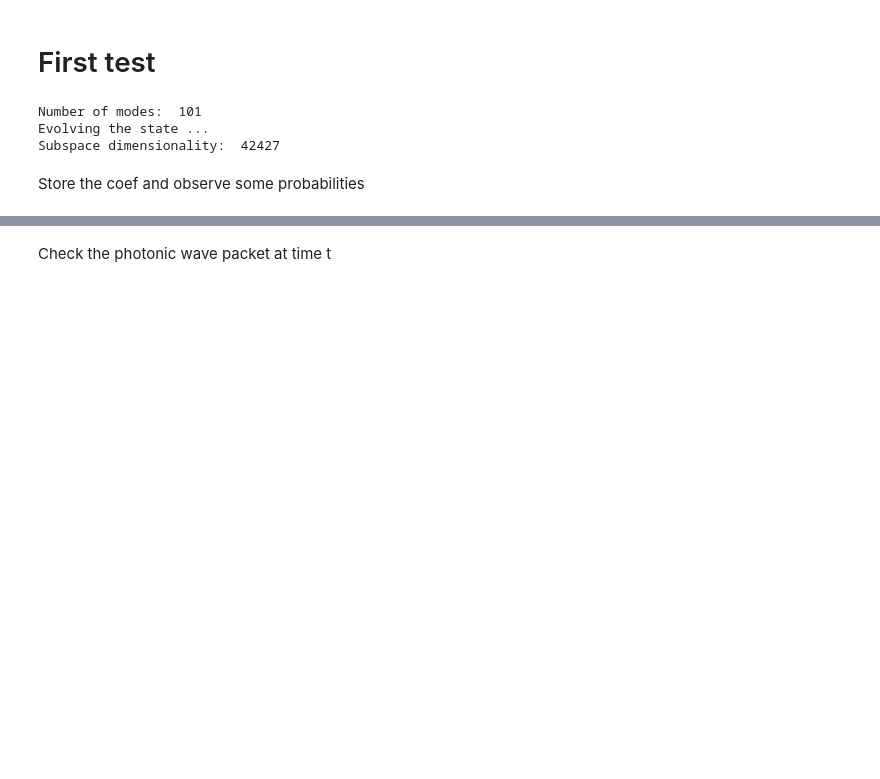
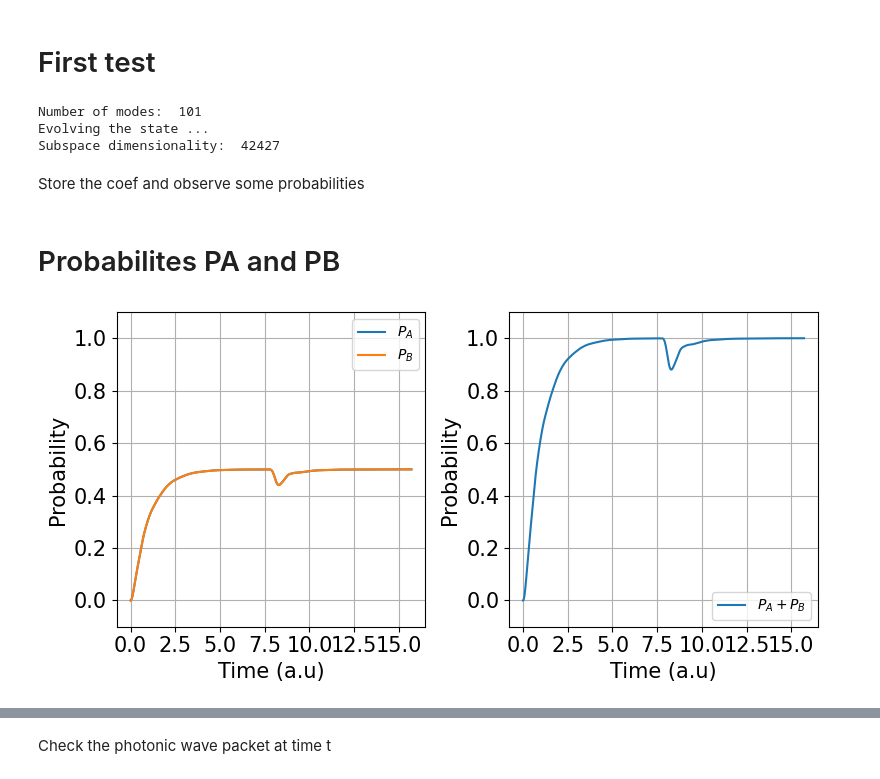
Before and after one commit to rpiron/multimode_photonic_entanglement, a Jupyter notebook: BK_simulator.ipynb, the cells around one changed output, grey strips where cells are left out. Drawn from its saved outputs; the diff is of its cells as text; code cells hidden in the pictures; blank space fills up the shorter version.

```diff
--- a/BK_simulator.ipynb
+++ b/BK_simulator.ipynb
@@ -282,3 +282,38 @@ for i in tqdm(range(nb_pts_time)):
     d_21e_list[i] = psi_11[-3]
     d_12e_list[i] = psi_11[-2]
     d_22g_list[i] = psi_11[-1]
+# %% [markdown]
+<h1> Probabilites PA and PB </h1>
+# %%
+P_A_list = np.sum(np.abs(q_01g_list[:,:n_modes])**2, axis=1) + np.sum(np.abs(q_10g_list[:,:n_modes])**2, axis=1)
+P_B_list = np.sum(np.abs(q_01g_list[:,n_modes:])**2, axis=1) + np.sum(np.abs(q_10g_list[:,n_modes:])**2, axis=1)
+
+fig, ax = plt.subplots(1,2, figsize=(8,4))
+
+ax[0].plot(time_list, P_A_list, label=r'$P_A$')
+ax[0].plot(time_list, P_B_list, label=r'$P_B$')
+
+
+ax[1].plot(time_list, P_A_list + P_B_list, label=r'$P_A + P_B$')
+
+
+
+#font size
+for i in range(2):
+    for item in [ax[i].xaxis.label, ax[i].yaxis.label]:
+        item.set_fontsize(15)
+
+    for item in (ax[i].get_xticklabels() + ax[i].get_yticklabels()):
+        item.set_fontsize(15)
+
+    ax[i].set_xlabel('Time (a.u)')
+    ax[i].set_ylabel('Probability')
+    ax[i].set_ylim(-0.1,1.1)
+    ax[i].grid()
+    ax[i].set_axisbelow(True)
+    ax[i].legend(prop={'size': 10})
+
+plt.tight_layout()
+plt.show()
+# %% [output]
+[figure, added]
```
Also changed, not shown: parts of 10 cells of this notebook, 9 other files.
